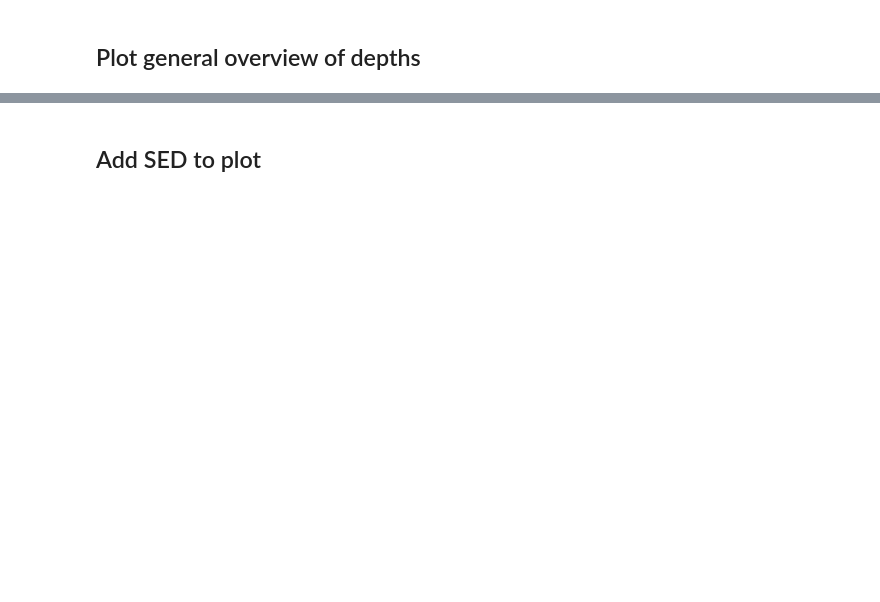
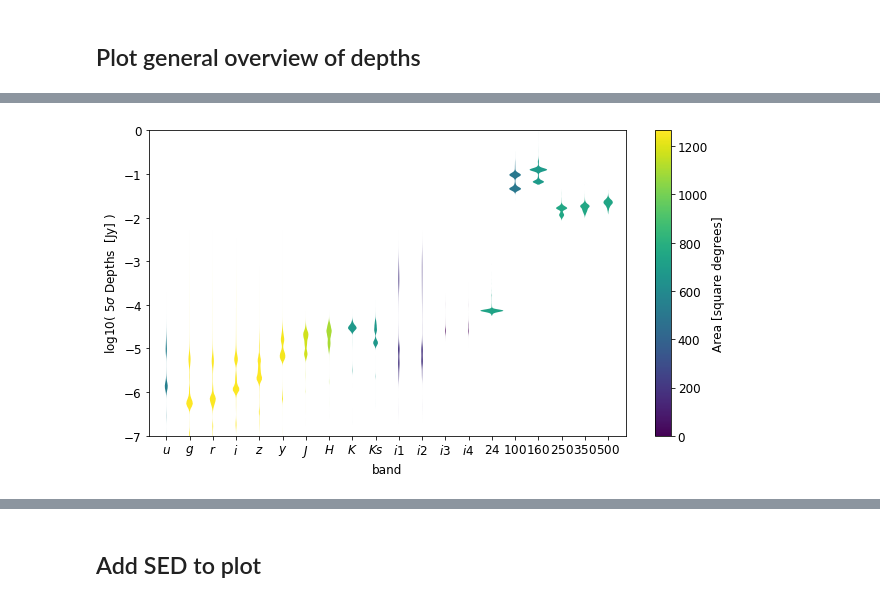
Before and after one commit to H-E-L-P/dmu_products, a Jupyter notebook: dmu31/dmu31_Examples/Oliver_et_al_figures/2_depth_figures.ipynb, the cells around one changed output, grey strips where cells are left out. Drawn from its saved outputs; the diff is of its cells as text; code cells hidden in the pictures; blank space fills up the shorter version.

```diff
--- a/dmu31/dmu31_Examples/Oliver_et_al_figures/2_depth_figures.ipynb
+++ b/dmu31/dmu31_Examples/Oliver_et_al_figures/2_depth_figures.ipynb
@@ -1025,8 +1374,8 @@ def set_axis_style(ax, labels):
 #ax.set_title('Custom violinplot 1', fontsize=fs)
 
 ax.set_ylabel('log10( 5$\sigma$ Depths  [Jy] )')
-set_axis_style(ax, ['$' + band + '$' for band in bands])
-ax.set_ylim(-7, -3)
+set_axis_style(ax, ['$' + band + '$' for band in bands_fir])
+ax.set_ylim(-7, 0)
 
 
 #areas/np.max(areas)
@@ -1037,33 +1386,35 @@ for n, part in enumerate(parts['bodies']):
     part.set_facecolor(colors[n])
     part.set_alpha(1)
 
 cax, _ = mpl.colorbar.make_axes(ax)
 n_ticks = 7
 values = np.linspace(0,1200, n_ticks)
 ticks = values/np.max(areas)
 
 cbar = mpl.colorbar.ColorbarBase(cax, cmap=cmap, ticks = ticks)
 cax.set_yticklabels([int(d) for d in values])
 cbar.set_label('Area [square degrees]')
 
 plt.rc('font', family='serif', serif='Times')
 plt.rc('text') #, usetex=True)
 plt.rc('xtick', labelsize=12)
 plt.rc('ytick', labelsize=12)
 plt.rc('axes', labelsize=12)
 
 #fig.suptitle("Violin Plotting Examples")
 #fig.subplots_adjust(hspace=0.4)
 #plt.ylim(-10,10)
 column_width_cm = 8.9
 width_cm = 3.0 * column_width_cm
 hieght_cm = width_cm / 1.9
 width_inches = width_cm/2.5
 hieght_inches = hieght_cm/2.5
 fig.set_size_inches(width_inches, hieght_inches)
 
 plt.savefig('./figs/band_depths_overviews_areaweighted.pdf', bbox_inches='tight')
 plt.savefig('./figs/band_depths_overviews_areaweighted.png', bbox_inches='tight')
+# %% [output]
+[figure, added]
 # %%
 # fake data
 fs = 10  # fontsize
```
Also changed, not shown: parts of 78 cells of this notebook, 2 other files.
